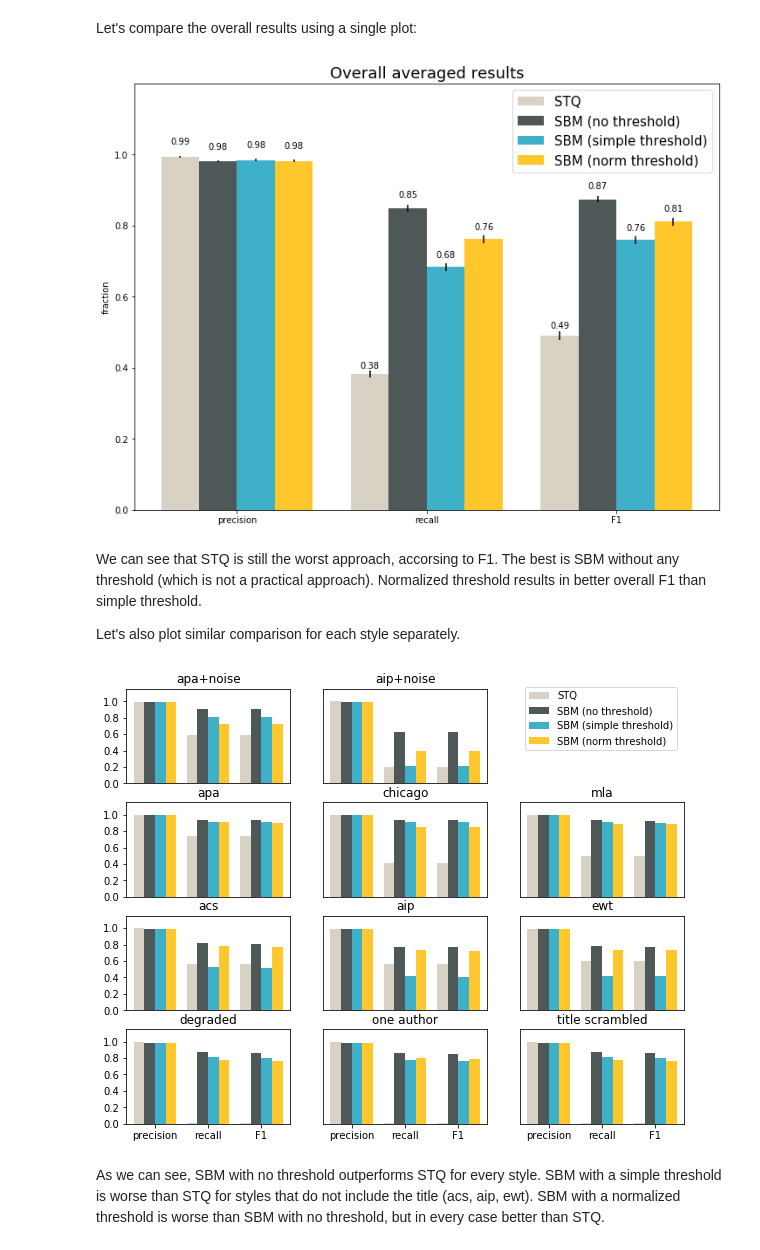
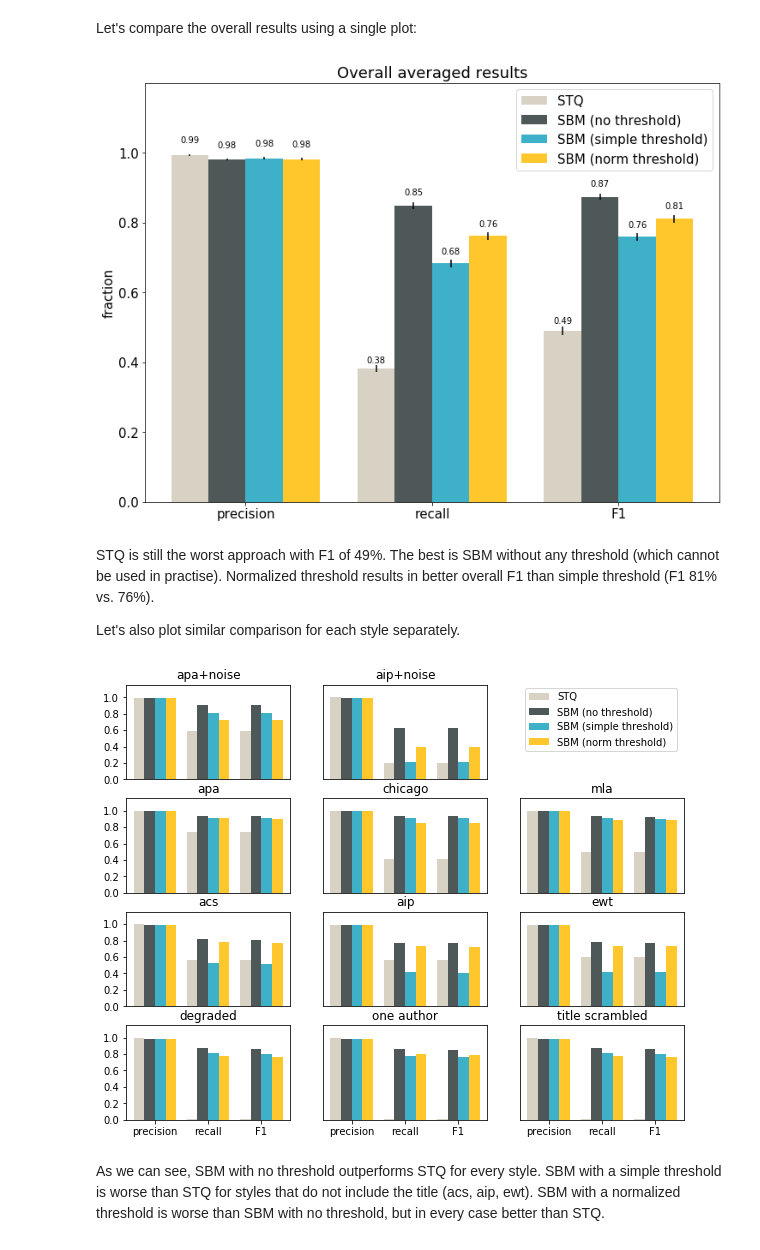
Before and after one commit to CrossRef/reference-matching-evaluation, a Jupyter notebook: analyses/comparison.ipynb, the cells around one changed output. Drawn from its saved outputs; the diff is of its cells as text; code cells hidden in the pictures.

```diff
--- a/analyses/comparison.ipynb
+++ b/analyses/comparison.ipynb
@@ -121,16 +121,16 @@ def print_summary(results, name):
         print('Average {} for {} algorithm: {:.4f} (confidence interval (95%): {:.4f} - {:.4f})'
               .format(metric, name, results.get(av), results.get(ci)[0], results.get(ci)[1]))
 # %%
-results_stq = ByDocumentMetricsResults(datasets['stq'], dois)
-results_style_stq = SplitByRefAttrResults(datasets['stq'], 'style', dois)
+results_stq = ByDocumentMetricsResults(dataset_stq, dois)
+results_style_stq = SplitByRefAttrResults(dataset_stq, 'style', dois)
 print_summary(results_stq, 'STQ')
 # %% [output]
 Average precision for STQ algorithm: 0.9932 (confidence interval (95%): 0.9908 - 0.9955)
 Average recall for STQ algorithm: 0.3820 (confidence interval (95%): 0.3716 - 0.3924)
 Average F1 for STQ algorithm: 0.4905 (confidence interval (95%): 0.4781 - 0.5028)
 # %%
-results_sbm_0 = ByDocumentMetricsResults(datasets['sbm'], dois)
-results_style_sbm_0 = SplitByRefAttrResults(datasets['sbm'], 'style', dois)
+results_sbm_0 = ByDocumentMetricsResults(dataset_sbm, dois)
+results_style_sbm_0 = SplitByRefAttrResults(dataset_sbm, 'style', dois)
 print_summary(results_sbm_0, 'SBM (t=0)')
 # %% [output]
 Average precision for SBM (t=0) algorithm: 0.9803 (confidence interval (95%): 0.9770 - 0.9836)
@@ -162,10 +162,10 @@ def modify_norm_threshold(dataset, threshold):
 # %% [markdown]
 Let's calculate the results for the best simple threshold of 53:
 # %%
-datasets, _ = read_data()
-datasets['sbm'] = modify_simple_threshold(datasets['sbm'], 53)
-results_sbm_53 = ByDocumentMetricsResults(datasets['sbm'], dois)
-results_style_sbm_53 = SplitByRefAttrResults(datasets['sbm'], 'style', dois)
+dataset_sbm, _ = read_data('sa')
+dataset_sbm = modify_simple_threshold(dataset_sbm, 53)
+results_sbm_53 = ByDocumentMetricsResults(dataset_sbm, dois)
+results_style_sbm_53 = SplitByRefAttrResults(dataset_sbm, 'style', dois)
 print_summary(results_sbm_53, 'SBM (t=53)')
 # %% [output]
 Average precision for SBM (t=53) algorithm: 0.9840 (confidence interval (95%): 0.9809 - 0.9871)
@@ -174,10 +174,10 @@ Average F1 for SBM (t=53) algorithm: 0.7592 (confidence interval (95%): 0.7485 -
 # %% [markdown]
 And here we have the results for the normalized best threshold of 0.47:
 # %%
-datasets, _ = read_data()
-datasets['sbm'] = modify_norm_threshold(datasets['sbm'], 0.47)
-results_sbm_047 = ByDocumentMetricsResults(datasets['sbm'], dois)
-results_style_sbm_047 = SplitByRefAttrResults(datasets['sbm'], 'style', dois)
+dataset_sbm, _ = read_data('sa')
+dataset_sbm = modify_norm_threshold(dataset_sbm, 0.47)
+results_sbm_047 = ByDocumentMetricsResults(dataset_sbm, dois)
+results_style_sbm_047 = SplitByRefAttrResults(dataset_sbm, 'style', dois)
 print_summary(results_sbm_047, 'SBM (tnorm=0.47)')
 # %% [output]
 Average precision for SBM (tnorm=0.47) algorithm: 0.9814 (confidence interval (95%): 0.9782 - 0.9846)
@@ -202,8 +202,8 @@ def autolabel(ax, rects):
 
 ind = np.arange(3)
 width = 0.2
+plt.rcParams.update({'font.size': 15})
 fig, ax = plt.subplots(figsize=(12, 9))
-plt.rcParams.update({'font.size': 15})
 
 rects1 = ax.bar(ind - width, get_means(results_stq), width, color='#d8d2c4', yerr=get_ses(results_stq))
 rects2 = ax.bar(ind, get_means(results_sbm_0), width, color='#4f5858', yerr=get_ses(results_sbm_0))
@@ -225,9 +225,9 @@ autolabel(ax, rects4)
 
 plt.show()
 # %% [output]
-[figure, old version]
+[figure, new version]
 # %% [markdown]
-We can see that STQ is still the worst approach, accorsing to F1. The best is SBM without any threshold (which is not a practical approach). Normalized threshold results in better overall F1 than simple threshold.
+STQ is still the worst approach with F1 of 49%. The best is SBM without any threshold (which cannot be used in practise). Normalized threshold results in better overall F1 than simple threshold (F1 81% vs. 76%).
 
 Let's also plot similar comparison for each style separately.
 # %%
@@ -249,34 +249,34 @@ titles = [['apa+noise', 'aip+noise'],
           ['acs', 'aip', 'ewt'],
           ['degraded', 'one author', 'title scrambled']]
 
 for i in range(4):
     for j in range(3):
         if len(styles) <= i or len(styles[i]) <= j:
             continue
         rects1 = axes[i, j].bar(ind-width, get_results_style(results_style_stq, styles[i][j]), width, color='#d8d2c4')
         rects2 = axes[i, j].bar(ind, get_results_style(results_style_sbm_0, styles[i][j]), width, color='#4f5858')
         rects3 = axes[i, j].bar(ind+width, get_results_style(results_style_sbm_53, styles[i][j]), width, color='#3eb1c8')
         rects4 = axes[i, j].bar(ind+2*width, get_results_style(results_style_sbm_047, styles[i][j]), width, color='#ffc72c')
         axes[i, j].set_title(titles[i][j])
 
 axes[0, 0].set_xticks(ind + width / 2)
 axes[0, 0].set_xticklabels(('precision', 'recall', 'F1'))
 axes[0, 2].legend((rects1[0], rects2[0], rects3[0], rects4[0]),
                   ('STQ', 'SBM (no threshold)', 'SBM (simple threshold)', 'SBM (norm threshold)'),
-                  loc=3, bbox_to_anchor=(0, 0.3))
+                  loc=3, bbox_to_anchor=(0, 0.25))
 
 for i in range(3):
     for j in range(3):
         axes[i, j].xaxis.set_ticks_position('none')
 for i in range(4):
     for j in [1,2]:
         axes[i, j].yaxis.set_ticks_position('none')
 axes[0, 2].axis('off')
 
 plt.ylim(0, 1.15)
 plt.yticks([0, 0.2, 0.4, 0.6, 0.8, 1.0])
 plt.show()
 # %% [output]
-[figure, old version]
+[figure, new version]
 # %% [markdown]
 As we can see, SBM with no threshold outperforms STQ for every style. SBM with a simple threshold is worse than STQ for styles that do not include the title (acs, aip, ewt). SBM with a normalized threshold is worse than SBM with no threshold, but in every case better than STQ.
```
Also changed, not shown: parts of 7 cells of this notebook.
